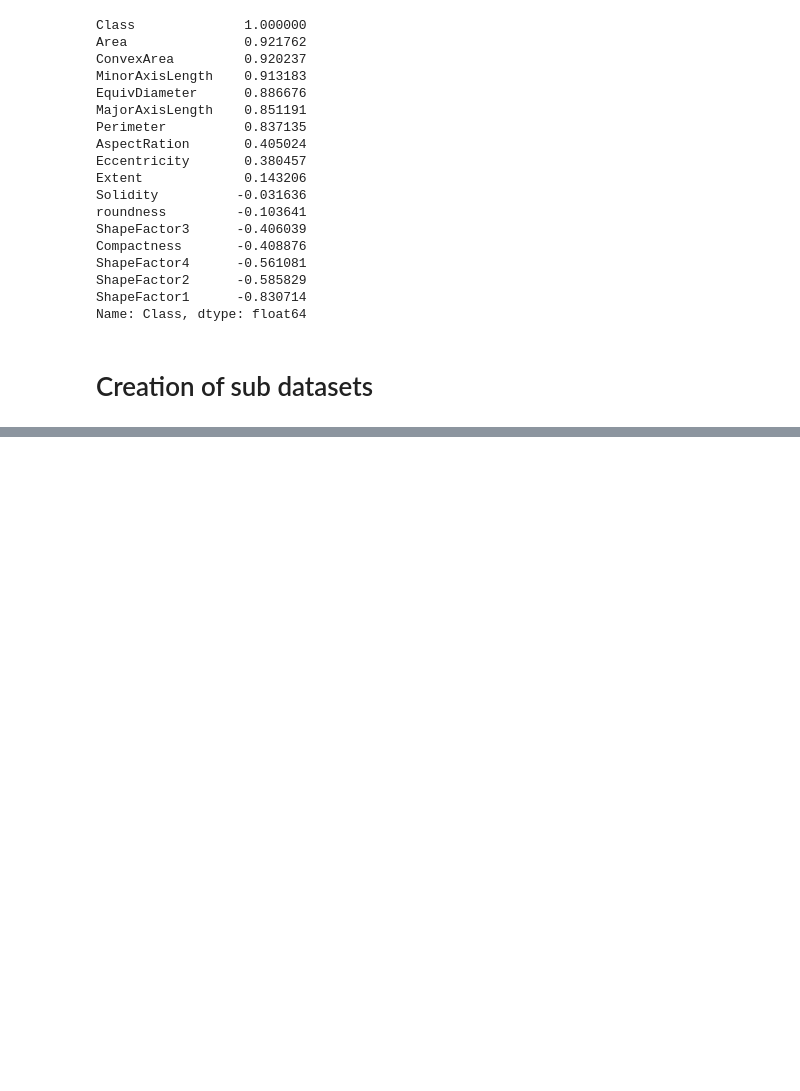
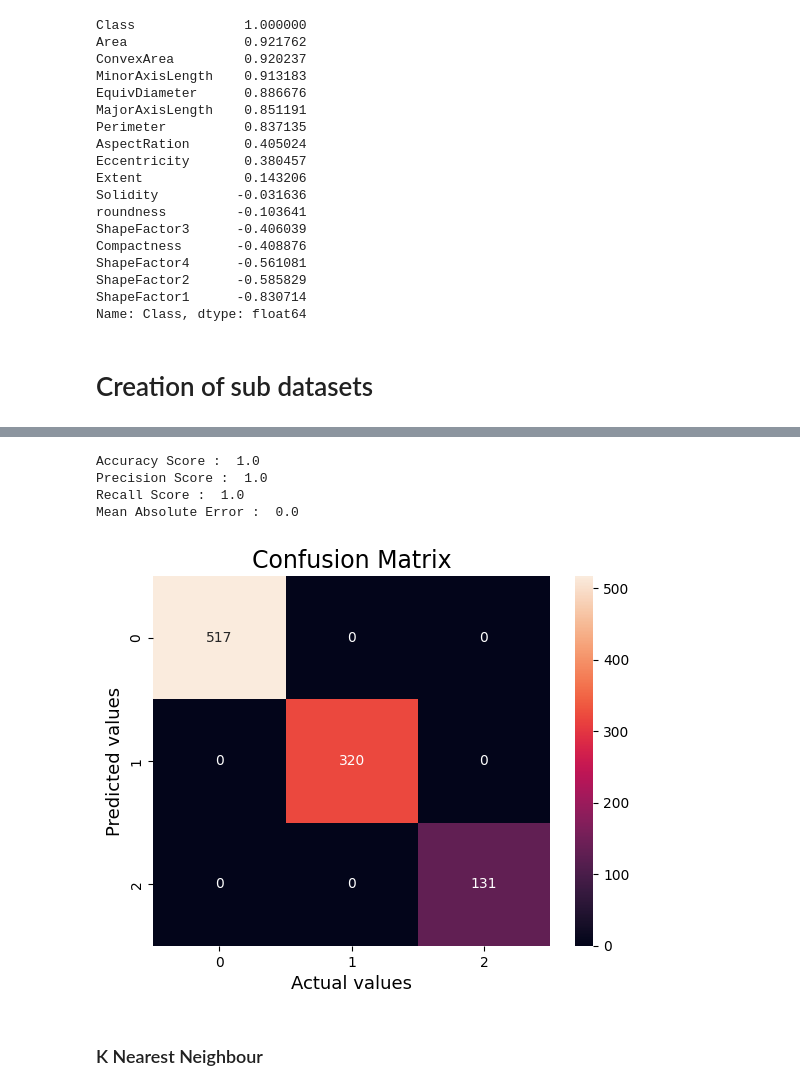
Before and after one commit to poojameledath/F20DL_Group_5_DMML_Portfolio, a Jupyter notebook: Lab3/Feature_Selection.ipynb, the cells around one changed output, grey strips where cells are left out. Cells and saved outputs as stored; diff of their text form; code cells hidden in the pictures; blank space fills up the shorter version.

```diff
--- a/Lab3/Feature_Selection.ipynb
+++ b/Lab3/Feature_Selection.ipynb
@@ -199,0 +355,14 @@ df_top10.to_excel('Top10.xlsx', index=False)
+# %%
+# Evaluating the Model
+# We use the predict() on the model to predict the output
+pred = lr_model.predict(X_test)
+
+print("Accuracy Score : ",accuracy_score(y_test,pred))
+print("Precision Score : ",precision_score(y_test, pred, average='micro'))
+print("Recall Score : ",recall_score(y_test, pred, average='micro'))
+print("Mean Absolute Error : ",mean_absolute_error(y_test,pred))
+# %% [output]
+Accuracy Score :  1.0
+Precision Score :  1.0
+Recall Score :  1.0
+Mean Absolute Error :  0.0
@@ -199,0 +372,17 @@ df_top10.to_excel('Top10.xlsx', index=False)
+# %%
+# Plotting a Confusion Matrix in Seaborn
+conf_matrix = confusion_matrix(y_test, pred, labels=dtc_model.classes_)
+sns.heatmap(conf_matrix,
+            annot=True,
+            fmt='g',
+            xticklabels=dtc_model.classes_,
+            yticklabels=dtc_model.classes_,
+    )
+plt.ylabel('Predicted values',fontsize=13)
+plt.xlabel('Actual values',fontsize=13)
+plt.title('Confusion Matrix',fontsize=17)
+plt.show()
+# %% [output]
+[figure, added]
+# %% [markdown]
+### K Nearest Neighbour
```
Also changed, not shown: parts of 43 cells of this notebook, 3 other files.
